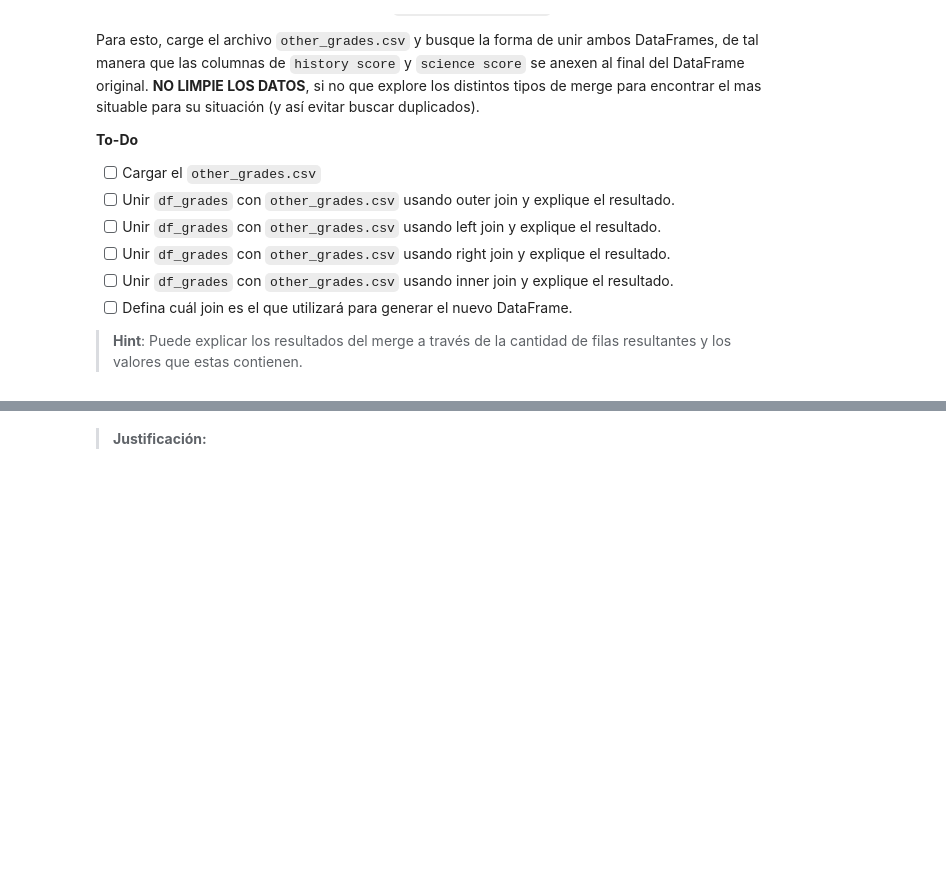
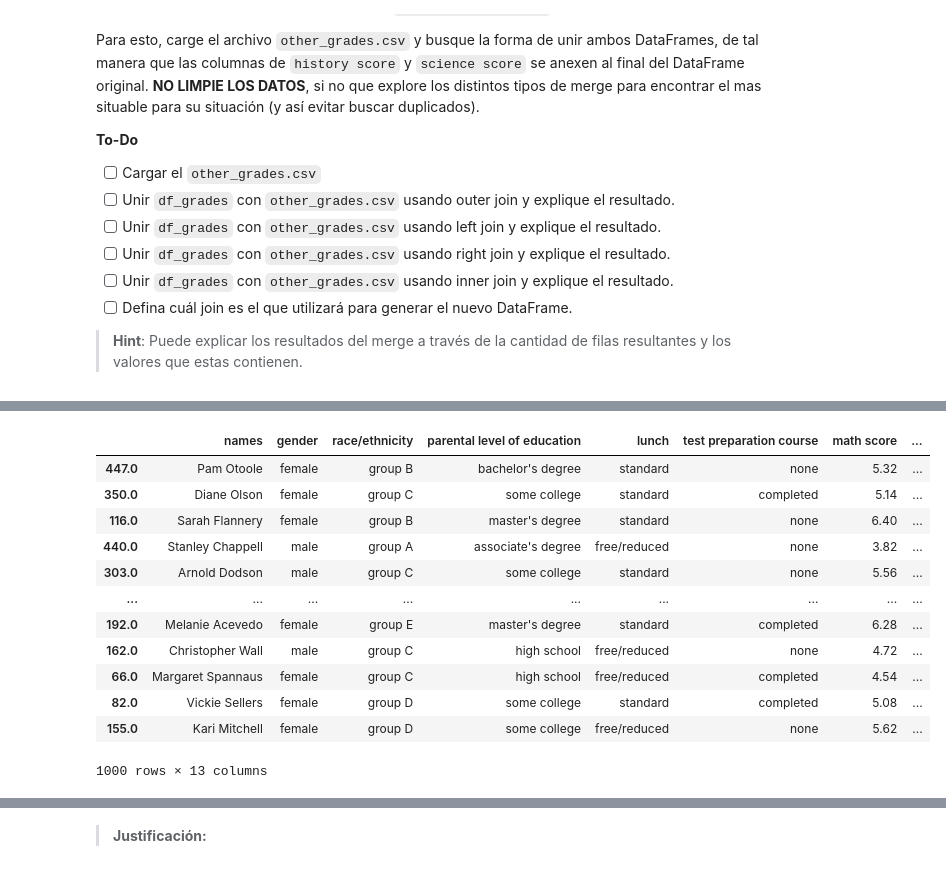
Before and after one commit to mvarasg/MDS7202-Lab-Programacion-Cientifica-MDS, a Jupyter notebook: lab5/Laboratorio5_respuestas.ipynb, the cells around one changed output, grey strips where cells are left out. Cells and saved outputs as stored; diff of their text form; code cells hidden in the pictures; blank space fills up the shorter version.

```diff
--- a/lab5/Laboratorio5_respuestas.ipynb
+++ b/lab5/Laboratorio5_respuestas.ipynb
@@ -307,0 +339,2 @@ Para esto, carge el archivo `other_grades.csv` y busque la forma de unir ambos D
+# %%
+df_grades.join(other_grades.set_index('names'), on = 'names', how ='left')
@@ -307,0 +355,16 @@ Para esto, carge el archivo `other_grades.csv` y busque la forma de unir ambos D
+# %%
+df_grades.join(other_grades.set_index('names'), on = 'names', how ='right')
+# %% [output]
+|  | names | gender | race/ethnicity | parental level of education | lunch | test preparation course | math score | ... |
+| 447.0 | Pam Otoole | female | group B | bachelor's degree | standard | none | 5.32 | ... |
+| 350.0 | Diane Olson | female | group C | some college | standard | completed | 5.14 | ... |
+| 116.0 | Sarah Flannery | female | group B | master's degree | standard | none | 6.40 | ... |
+| 440.0 | Stanley Chappell | male | group A | associate's degree | free/reduced | none | 3.82 | ... |
+| 303.0 | Arnold Dodson | male | group C | some college | standard | none | 5.56 | ... |
+| ... | ... | ... | ... | ... | ... | ... | ... | ... |
+| 192.0 | Melanie Acevedo | female | group E | master's degree | standard | completed | 6.28 | ... |
+| 162.0 | Christopher Wall | male | group C | high school | free/reduced | none | 4.72 | ... |
+| 66.0 | Margaret Spannaus | female | group C | high school | free/reduced | completed | 4.54 | ... |
+| 82.0 | Vickie Sellers | female | group D | some college | standard | completed | 5.08 | ... |
+| 155.0 | Kari Mitchell | female | group D | some college | free/reduced | none | 5.62 | ... |
+1000 rows × 13 columns
```
Also changed, not shown: parts of 8 cells of this notebook.
